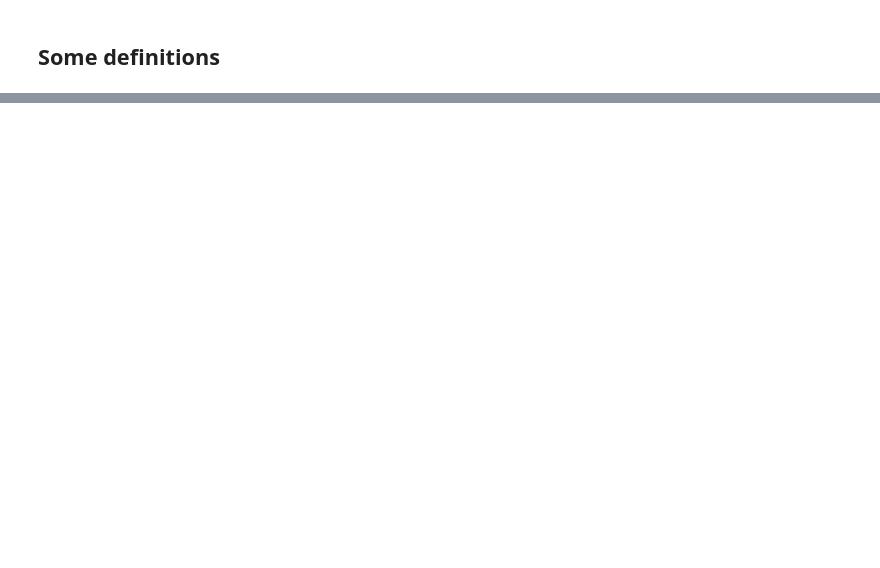
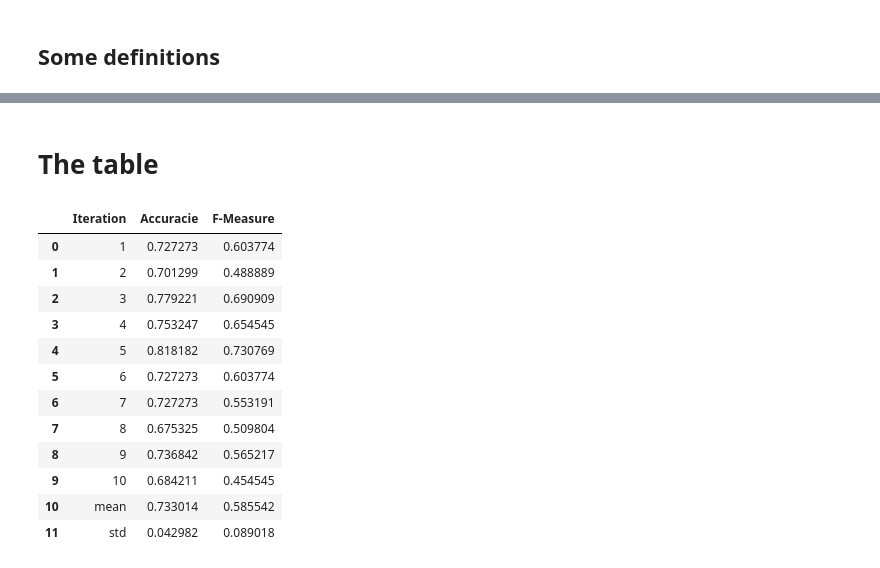
Before and after one commit to gabriel-inf/machine-learning-class-ufrgs, a Jupyter notebook: k_fold_cross_validation.ipynb, the cells around one changed output, grey strips where cells are left out. Cells and saved outputs as stored; diff of their text form; code cells hidden in the pictures; blank space fills up the shorter version.

```diff
--- a/k_fold_cross_validation.ipynb
+++ b/k_fold_cross_validation.ipynb
@@ -47,2 +45,6 @@ dataset.head()
+# %%
+accuracies = []
+f_measures = []
+truePos_trueNeg_falsePos_falseNeg = []
 # %% [markdown]
 ## Some definitions
@@ -158,0 +214,2 @@ Length: 8, dtype: float64
+# %%
+accuracies, f_measures = k_fold_cross_validation(10)
@@ -158,0 +218,17 @@ Length: 8, dtype: float64
+# %%
+import plotly.express as px
+
+truePos_trueNeg_falsePos_falseNeg_n = []
+for i,x in enumerate(truePos_trueNeg_falsePos_falseNeg):
+  x = x[:4]
+  truePos_trueNeg_falsePos_falseNeg_n.append(x)
+truePos_trueNeg_falsePos_falseNeg = truePos_trueNeg_falsePos_falseNeg_n[:]
+
+data = truePos_trueNeg_falsePos_falseNeg[:]
+for i,x in enumerate(data):
+  x.append(i+1)
+
+
+df = pd.DataFrame(data, columns = \
+                  ['True Positives', 'True Negatives', 'False Positives', 'False Negatives', 'index'])
+print(df.head())
@@ -158,0 +269,38 @@ Length: 8, dtype: float64
+# %% [markdown]
+# The table
+# %%
+final_df = pd.DataFrame()
+
+final_df['Iteration'] = [x+1 for x in range(10)]
+final_df['Accuracie'] = accuracies
+final_df['F-Measure'] = f_measures
+
+
+
+
+
+df = final_df.append({'Iteration': "mean",
+                      'Accuracie': final_df['Accuracie'].mean(),
+                      'F-Measure': final_df['F-Measure'].mean()},
+                     ignore_index=True)
+
+df = df.append({'Iteration': "std",
+                      'Accuracie': final_df['Accuracie'].std(),
+                      'F-Measure': final_df['F-Measure'].std()},
+                     ignore_index=True)
+# %%
+df
+# %% [output]
+|  | Iteration | Accuracie | F-Measure |
+| 0 | 1 | 0.727273 | 0.603774 |
+| 1 | 2 | 0.701299 | 0.488889 |
+| 2 | 3 | 0.779221 | 0.690909 |
+| 3 | 4 | 0.753247 | 0.654545 |
+| 4 | 5 | 0.818182 | 0.730769 |
+| 5 | 6 | 0.727273 | 0.603774 |
+| 6 | 7 | 0.727273 | 0.553191 |
+| 7 | 8 | 0.675325 | 0.509804 |
+| 8 | 9 | 0.736842 | 0.565217 |
+| 9 | 10 | 0.684211 | 0.454545 |
+| 10 | mean | 0.733014 | 0.585542 |
+| 11 | std | 0.042982 | 0.089018 |
```
Also changed, not shown: parts of 26 cells of this notebook.
